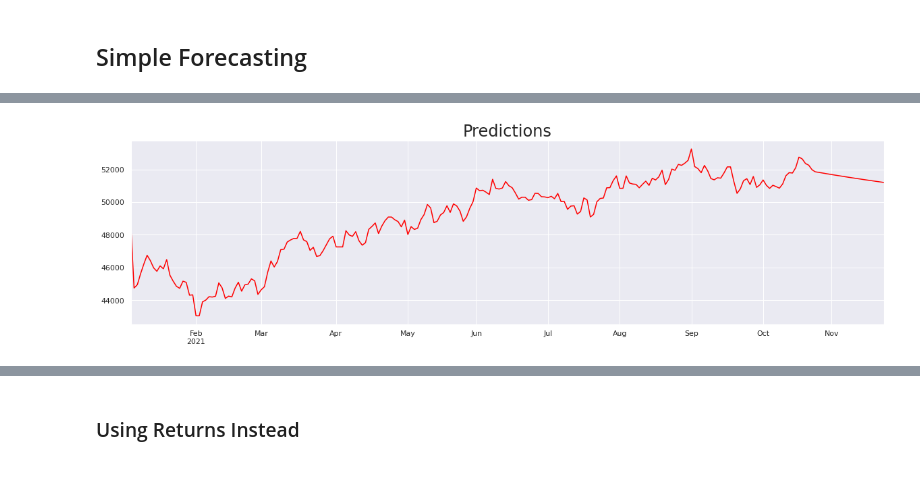
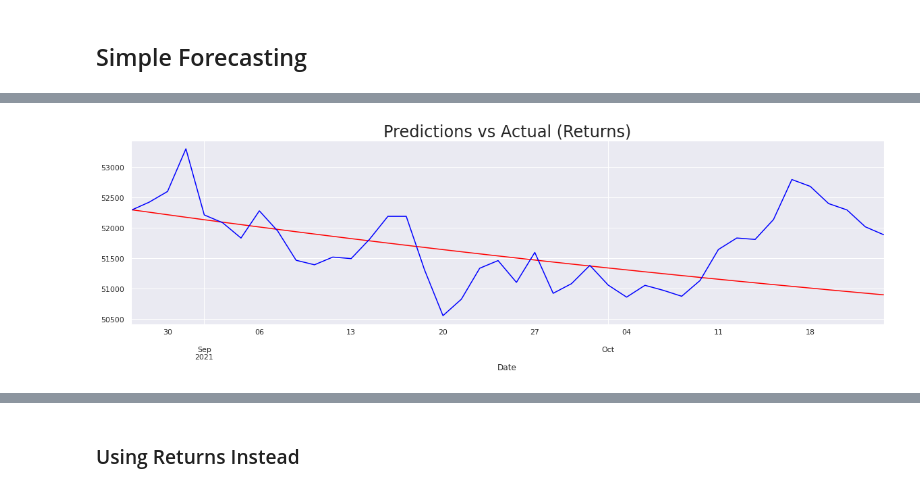
Before and after one commit to jjsalazarr/curso-series-temporales, a Jupyter notebook: 12. Prediciendo el futuro/Python/16_PrediciendoFuturo.ipynb, the cells around one changed output, grey strips where cells are left out. Saved outputs shown, nothing was run; the diff lists cells and outputs as text; code cells hidden in the pictures.

```diff
--- a/12. Prediciendo el futuro/Python/16_PrediciendoFuturo.ipynb
+++ b/12. Prediciendo el futuro/Python/16_PrediciendoFuturo.ipynb
@@ -72,6 +76,6 @@ df_comp.head()
 | 2021-01-07 | 46188.66 | 46188.66 | 1.319450 |
 | 2021-01-08 | 46729.30 | 46729.30 | 1.170504 |
 # %%
-df_comp['norm_ret_market_value'] = df_comp.ret_market_value.div(df_comp.ret_market_value[1])*100
+df_comp['norm_ret_IPC'] = df_comp.ret_IPC.div(df_comp.IPC[1])*100
 df_comp.head()
 # %% [output]
@@ -100,7 +134,7 @@ df.head()
 # %% [markdown]
 ## Fitting a Model
 # %%
-model_ar = ARIMA(df_comp.Close, order = (1,0,0))
+model_ar = ARIMA(df.IPC, order = (1,0,0))
 results_ar = model_ar.fit()
 results_ar.summary()
 # %% [output]
@@ -133,7 +167,7 @@ df.tail()
 # %%
 # create variables that will help us change the periods easily instead of typing them up every time
 # make sure the start and end dates are business days, otherwise the code will result in an error
-start_date = "2021-01-04"
+start_date = "2021-08-26"
 end_date = "2021-10-22"
 # %%
 df_pred = results_ar.predict(start = start_date, end = end_date)
@@ -146,9 +180,7 @@ plt.show()
-# %%
-end_date = "2021-11-23"
-df_pred = results_ar.predict(start = start_date, end = end_date)
 # %%
 df_pred[start_date:end_date].plot(figsize = (20,5), color = "red")
-plt.title("Predictions", size = 24)
+df_test.IPC[start_date:end_date].plot(color = "blue")
+plt.title("Predictions vs Actual (Returns)", size = 24)
 plt.show()
 # %% [output]
-[figure, old version]
+[figure, new version]
```
Also changed, not shown: parts of 13 cells of this notebook.
